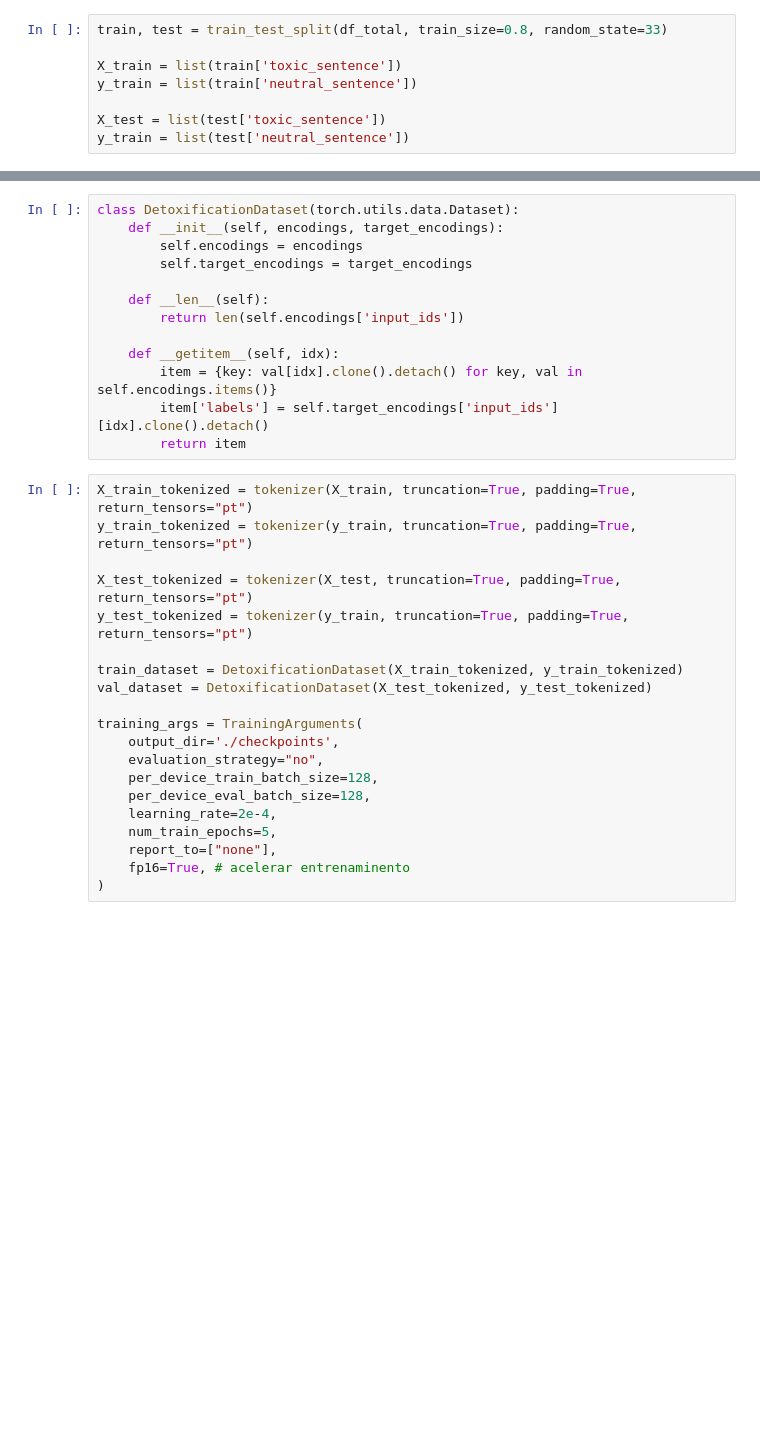
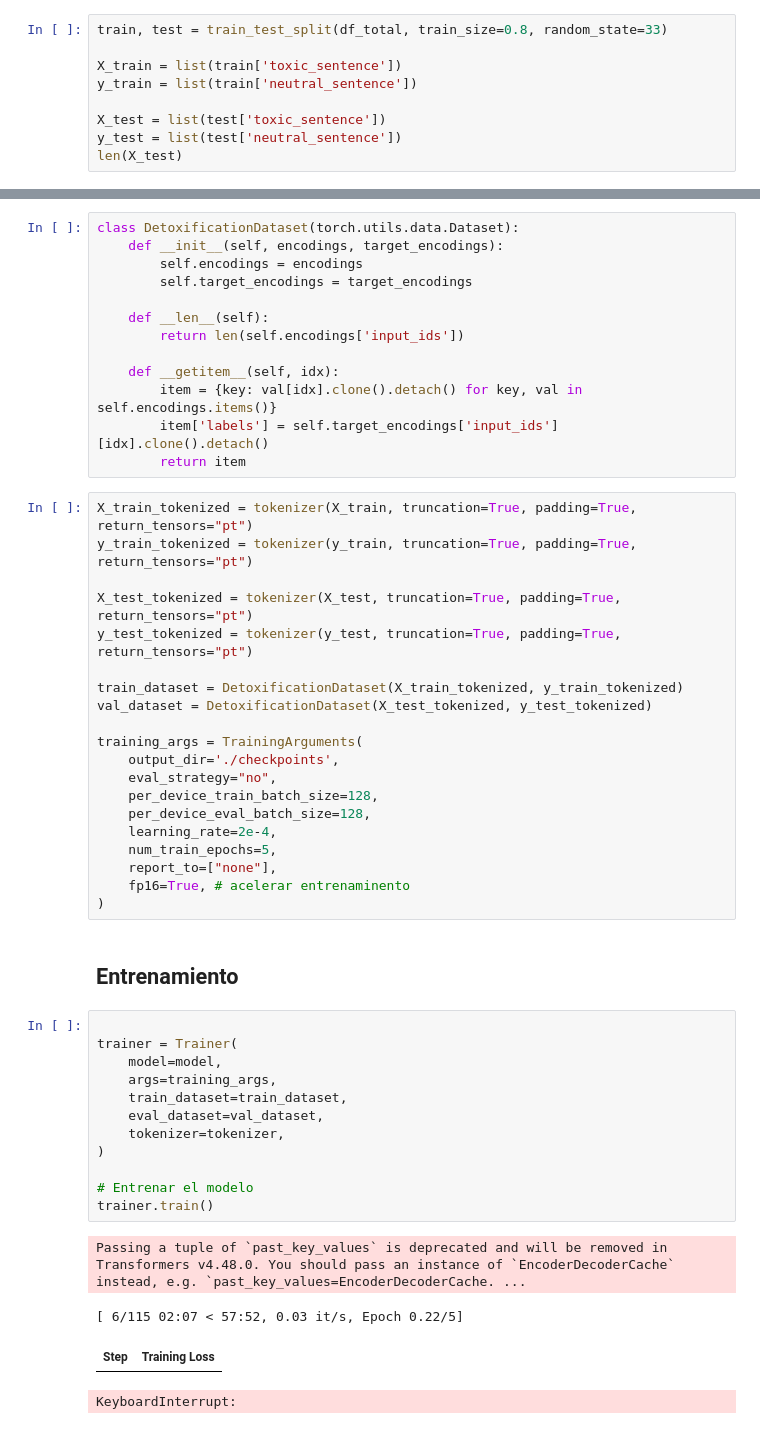
Before and after one commit to 18mgdev/nlp_detox, a Jupyter notebook: nlp_detox.ipynb, the cells around one changed output, grey strips where cells are left out. Cells and saved outputs as stored; diff of their text form; blank space fills up the shorter version.

```diff
--- a/nlp_detox.ipynb
+++ b/nlp_detox.ipynb
@@ -44,4 +57,5 @@ X_train = list(train['toxic_sentence'])
 y_train = list(train['neutral_sentence'])
 
 X_test = list(test['toxic_sentence'])
-y_train = list(test['neutral_sentence'])
+y_test = list(test['neutral_sentence'])
+len(X_test)
@@ -150,14 +164,14 @@ X_train_tokenized = tokenizer(X_train, truncation=True, padding=True, return_ten
 y_train_tokenized = tokenizer(y_train, truncation=True, padding=True, return_tensors="pt")
 
 X_test_tokenized = tokenizer(X_test, truncation=True, padding=True, return_tensors="pt")
-y_test_tokenized = tokenizer(y_train, truncation=True, padding=True, return_tensors="pt")
+y_test_tokenized = tokenizer(y_test, truncation=True, padding=True, return_tensors="pt")
 
 train_dataset = DetoxificationDataset(X_train_tokenized, y_train_tokenized)
 val_dataset = DetoxificationDataset(X_test_tokenized, y_test_tokenized)
 
 training_args = TrainingArguments(
     output_dir='./checkpoints',
-    evaluation_strategy="no",
+    eval_strategy="no",
     per_device_train_batch_size=128,
     per_device_eval_batch_size=128,
     learning_rate=2e-4,
@@ -165,3 +179,22 @@ training_args = TrainingArguments(
     report_to=["none"],
     fp16=True, # acelerar entrenaminento
 )
+# %% [markdown]
+## Entrenamiento
+# %%
+
+trainer = Trainer(
+    model=model,
+    args=training_args,
+    train_dataset=train_dataset,
+    eval_dataset=val_dataset,
+    tokenizer=tokenizer,
+)
+
+# Entrenar el modelo
+trainer.train()
+# %% [output]
+Passing a tuple of `past_key_values` is deprecated and will be removed in Transformers v4.48.0. You should pass an instance of `EncoderDecoderCache` instead, e.g. `past_key_values=EncoderDecoderCache. ...
+[ 6/115 02:07 < 57:52, 0.03 it/s, Epoch 0.22/5]
+| Step | Training Loss |
+KeyboardInterrupt:
```
Also changed, not shown: parts of 5 cells of this notebook.
